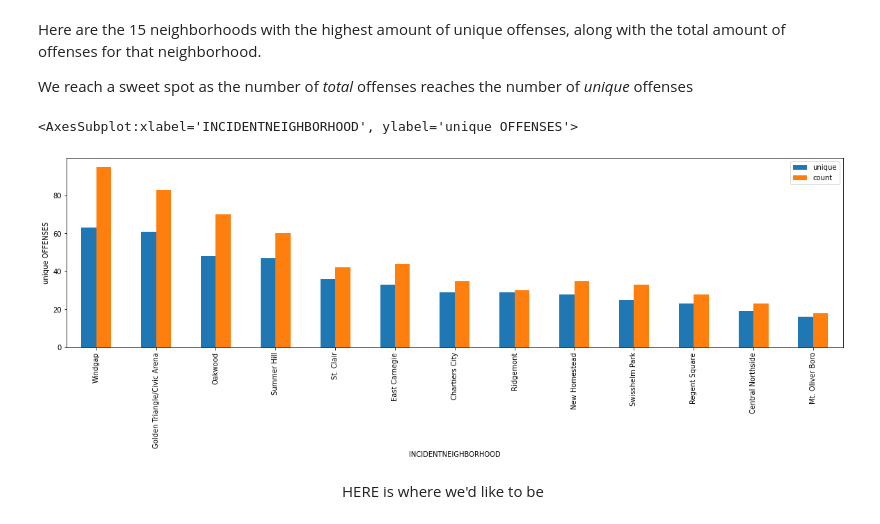
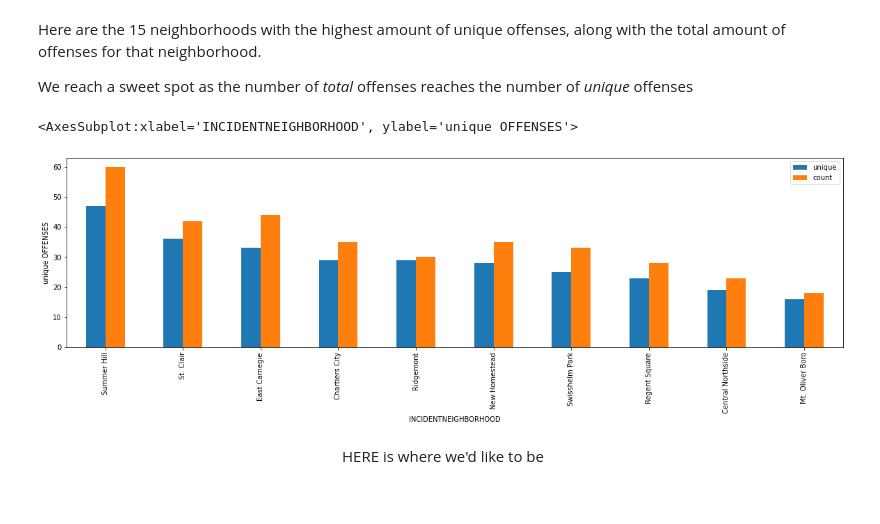
Before and after one commit to strobosco/bigideasfinal, a Jupyter notebook: safety.ipynb, the cells around one changed output. Saved outputs shown, nothing was run; the diff lists cells and outputs as text; code cells hidden in the pictures.

```diff
--- a/safety.ipynb
+++ b/safety.ipynb
@@ -79,10 +79,10 @@ Here are the 15 neighborhoods with the highest amount of unique offenses, along
 
 We reach a sweet spot as the number of *total* offenses reaches the number of *unique* offenses
 # %%
-df.sort_values(by='unique', ascending=False).iloc[-15:-2].plot.bar(y=['unique', 'count'], ylabel='unique OFFENSES', figsize=(20,5))
+df.sort_values(by='unique', ascending=False).iloc[-12:-2].plot.bar(y=['unique', 'count'], ylabel='unique OFFENSES', figsize=(20,5))
 # %% [output]
 <AxesSubplot:xlabel='INCIDENTNEIGHBORHOOD', ylabel='unique OFFENSES'>
-[figure, old version]
+[figure, new version]
 # %% [markdown]
 <div style="text-align:center">
 HERE is where we'd like to be
```
